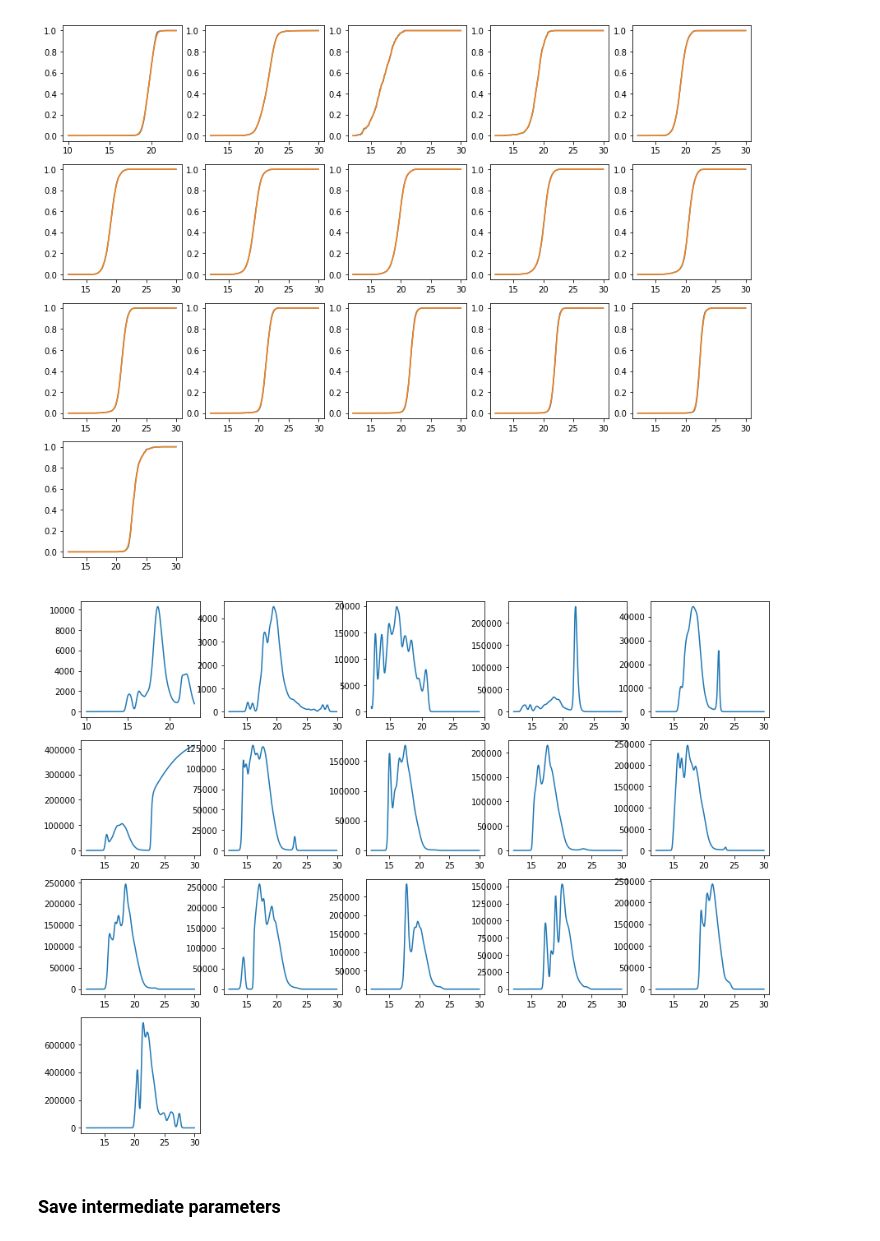
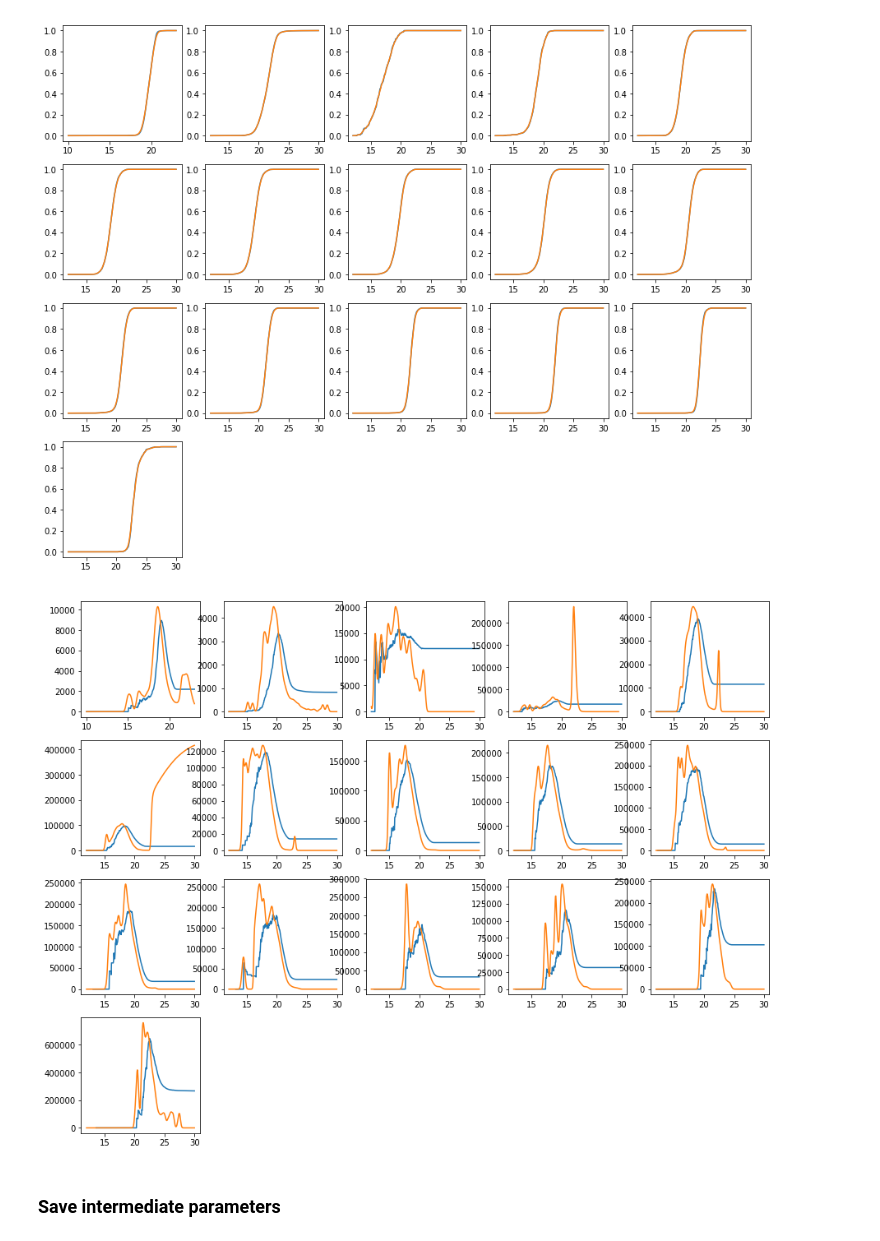
Before and after one commit to nudomarinero/mltier1, a Jupyter notebook: Match_LOFAR_combined_iter_params.ipynb, the cells around one changed output. Saved outputs shown, nothing was run; the diff lists cells and outputs as text; code cells hidden in the pictures.

```diff
--- a/Match_LOFAR_combined_iter_params.ipynb
+++ b/Match_LOFAR_combined_iter_params.ipynb
@@ -371,3 +334,0 @@ n_hist_total = np.exp(log_pdf_q_m)*len(catalogue_i["i"][idx])/np.sum(np.exp(log_
-# %%
-plt.rcParams["figure.figsize"] = (5,5)
-plot(center_i, n_hist_total);
@@ -382,3 +334,0 @@ q_m_i = real_m/np.sum(real_m)
-# %%
-plt.rcParams["figure.figsize"] = (5,5)
-plot(center_i, q_m_i);
@@ -387,5 +350,2 @@ plot(center_i, q_m_i);
 # %%
 q_m_i_cs = np.cumsum(q_m_i)
-# %%
-plt.rcParams["figure.figsize"] = (5,5)
-plot(center_i, q_m_i_cs);
@@ -819,7 +779,7 @@ radius = 15.
 q_m_old.append(get_q_m(lofar["W1mag"][lofar["category"] == 0],
                    bin_list_w1,
                    numbers_lofar_combined_bins[0],
-                   n_m[0],
+                   n_m_old[0],
                    field.area,
                    radius=radius))
 
@@ -828,7 +788,7 @@ for i in range(1, len(numbers_lofar_combined_bins)):
     q_m_old.append(get_q_m(lofar["i"][lofar["category"] == i],
                    bin_list_i,
                    numbers_lofar_combined_bins[i],
-                   n_m[i],
+                   n_m_old[i],
                    field.area,
                    radius=radius))
 # %%
@@ -858,10 +818,11 @@ for i, q_m_k in enumerate(q_m):
 # %%
 plt.rcParams["figure.figsize"] = (15,15)
 for i, q_m_k in enumerate(q_m):
     subplot(5,5,i+1)
+    plot(centers[i], q_m_old[i]/n_m_old[i])
     plot(centers[i], q_m_k/n_m[i])
 # %% [output]
-[figure, old version]
+[figure, new version]
 # %% [markdown]
 ### Save intermediate parameters
 # %%
```
Also changed, not shown: parts of 47 cells of this notebook, 3 other files.
